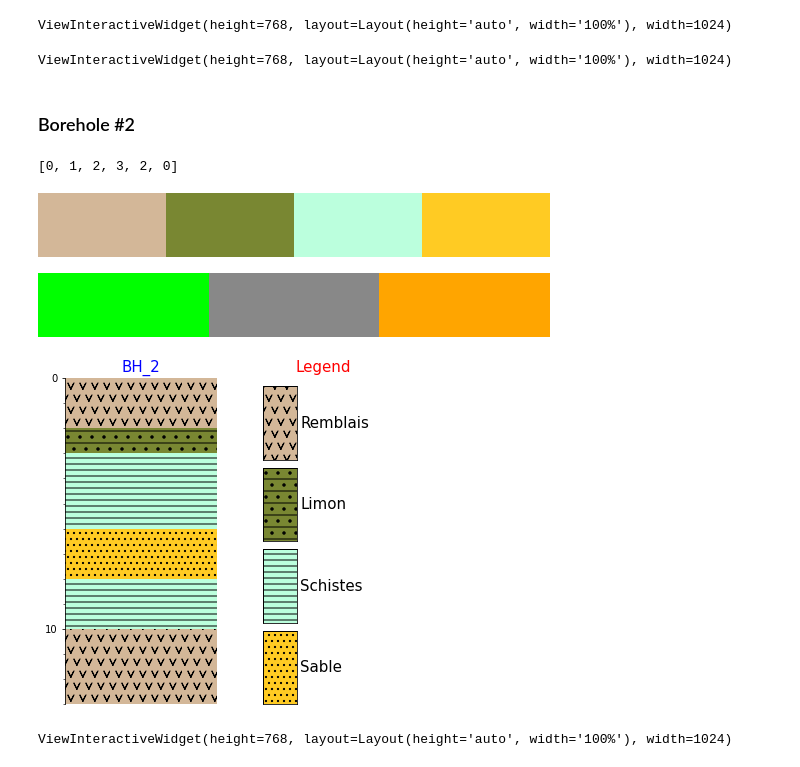
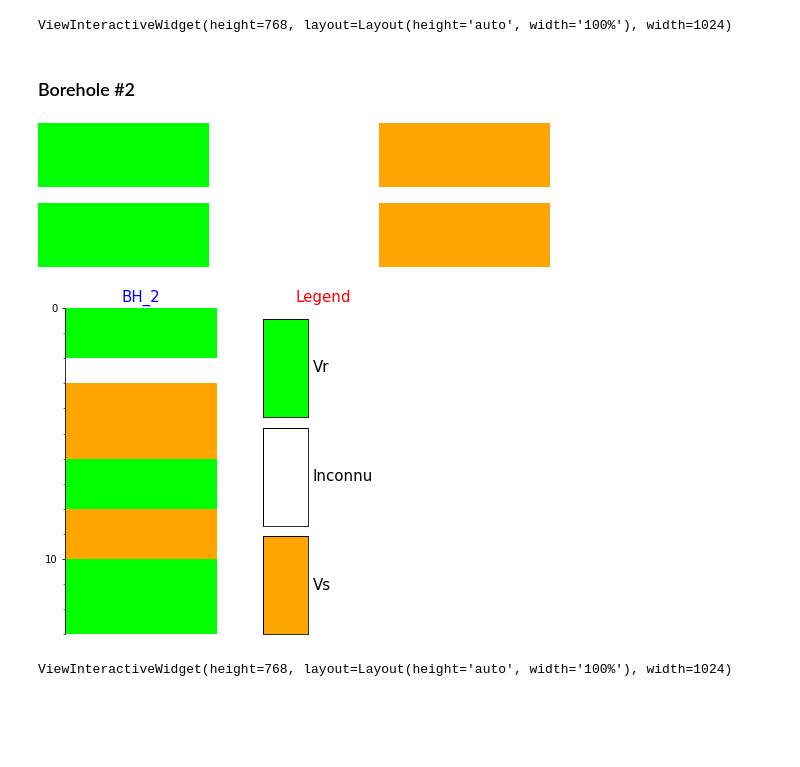
Before and after one commit to kaufmanno/GSDMA, a Jupyter notebook: playground/TFE_test/Samples_representation.ipynb, the cells around one changed output. Drawn from its saved outputs; the diff is of its cells as text; code cells hidden in the pictures; blank space fills up the shorter version.

```diff
--- a/playground/TFE_test/Samples_representation.ipynb
+++ b/playground/TFE_test/Samples_representation.ipynb
@@ -151,25 +145,19 @@ bh3d_list[0].plot3d(repr_attribute=attrib[0])#, custom_legend=True)
 # %% [output]
 ViewInteractiveWidget(height=768, layout=Layout(height='auto', width='100%'), width=1024)
-# %%
-bh3d_list[0].plot3d(repr_attribute=attrib[1])
-# %% [output]
-ViewInteractiveWidget(height=768, layout=Layout(height='auto', width='100%'), width=1024)
 # %% [markdown]
 ### Borehole #2
-# %%
-bh3d_list[1].geometry.data[0].array.array.tolist()
-# %% [output]
-[0, 1, 2, 3, 2, 0]
+# %%
+a = 1
 # %%
-bh3d_list[1].legend_dict[attrib[0]]['cmap']
+bh3d_list[1].legend_dict[attrib[a]]['cmap']
 # %% [output]
-[figure, old version]
+[figure, new version]
 # %%
-bh3d_list[1].legend_dict[attrib[1]]['cmap']
+bh3d_list[1].legend_dict[attrib[a]]['cmap']
 # %% [output]
-[figure, old version]
+[figure, new version]
 # %%
-bh3d_list[1].log_plot(repr_attribute=attrib[0])
+bh3d_list[1].log_plot(repr_attribute=attrib[a])
 # %% [output]
-[figure, old version]
+[figure, new version]
 # %%
```
Also changed, not shown: parts of 19 cells of this notebook, 5 other files.
